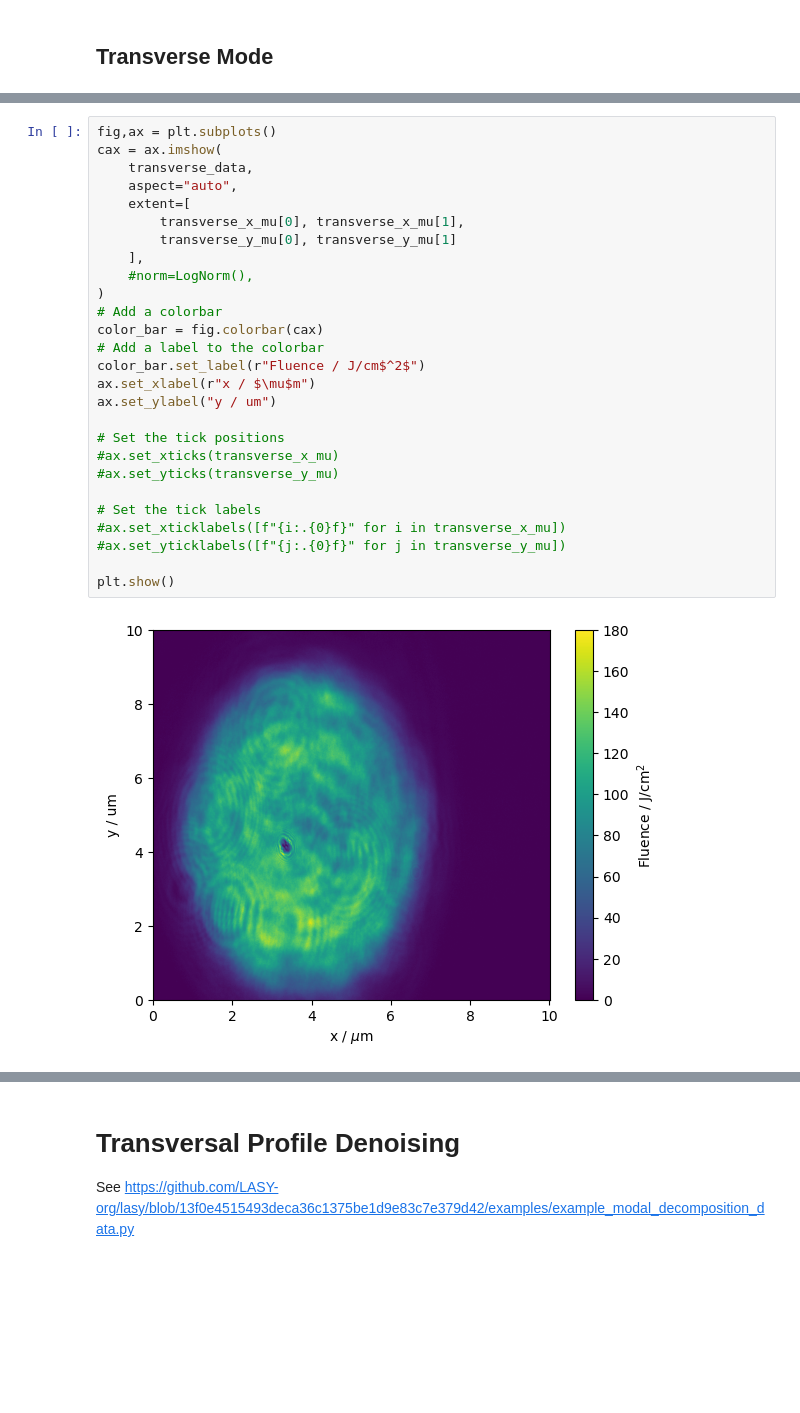
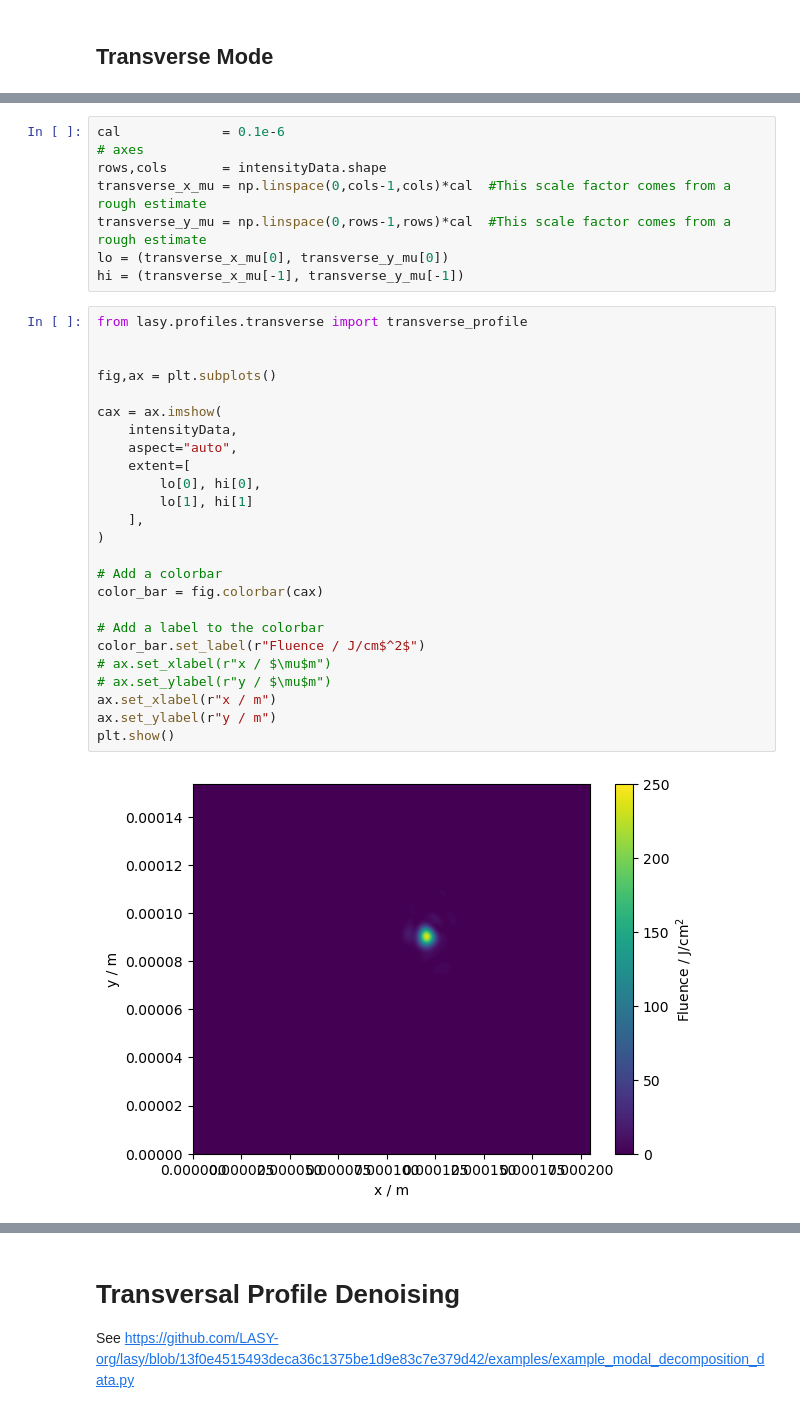
Before and after one commit to Paaaaarth/LASY, a Jupyter notebook: docs/source/tutorials/data_laser.ipynb, the cells around one changed output, grey strips where cells are left out. Saved outputs shown, nothing was run; the diff lists cells and outputs as text; blank space fills up the shorter version.

Commit message:
Tutorial Draft with temporal data

```diff
--- a/docs/source/tutorials/data_laser.ipynb
+++ b/docs/source/tutorials/data_laser.ipynb
@@ -213,30 +79,36 @@ print(len(transverse_data))#
+# %%
+cal             = 0.1e-6
+# axes
+rows,cols       = intensityData.shape
+transverse_x_mu = np.linspace(0,cols-1,cols)*cal  #This scale factor comes from a rough estimate
+transverse_y_mu = np.linspace(0,rows-1,rows)*cal  #This scale factor comes from a rough estimate
+lo = (transverse_x_mu[0], transverse_y_mu[0])
+hi = (transverse_x_mu[-1], transverse_y_mu[-1])
 # %%
+from lasy.profiles.transverse import transverse_profile
+
+
 fig,ax = plt.subplots()
+
 cax = ax.imshow(
-    transverse_data,
+    intensityData,
     aspect="auto",
     extent=[
-        transverse_x_mu[0], transverse_x_mu[1],
-        transverse_y_mu[0], transverse_y_mu[1]
+        lo[0], hi[0],
+        lo[1], hi[1]
     ],
-    #norm=LogNorm(),
 )
+
 # Add a colorbar
 color_bar = fig.colorbar(cax)
+
 # Add a label to the colorbar
 color_bar.set_label(r"Fluence / J/cm$^2$")
-ax.set_xlabel(r"x / $\mu$m")
-ax.set_ylabel("y / um")
-
-# Set the tick positions
-#ax.set_xticks(transverse_x_mu)
-#ax.set_yticks(transverse_y_mu)
-
-# Set the tick labels
-#ax.set_xticklabels([f"{i:.{0}f}" for i in transverse_x_mu])
-#ax.set_yticklabels([f"{j:.{0}f}" for j in transverse_y_mu])
-
+# ax.set_xlabel(r"x / $\mu$m")
+# ax.set_ylabel(r"y / $\mu$m")
+ax.set_xlabel(r"x / m")
+ax.set_ylabel(r"y / m")
 plt.show()
 # %% [output]
-[figure, old version]
+[figure, new version]
 # %%
```
Also changed, not shown: parts of 34 cells of this notebook.
